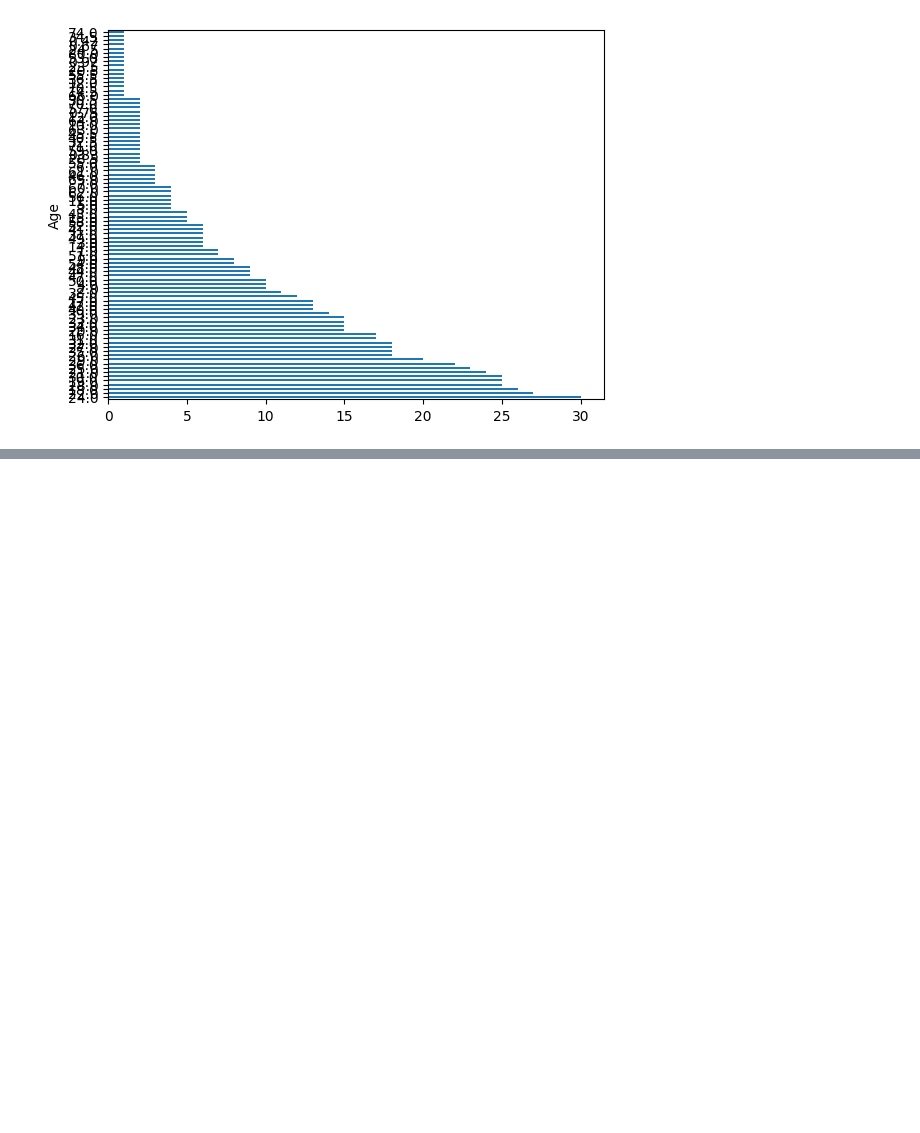
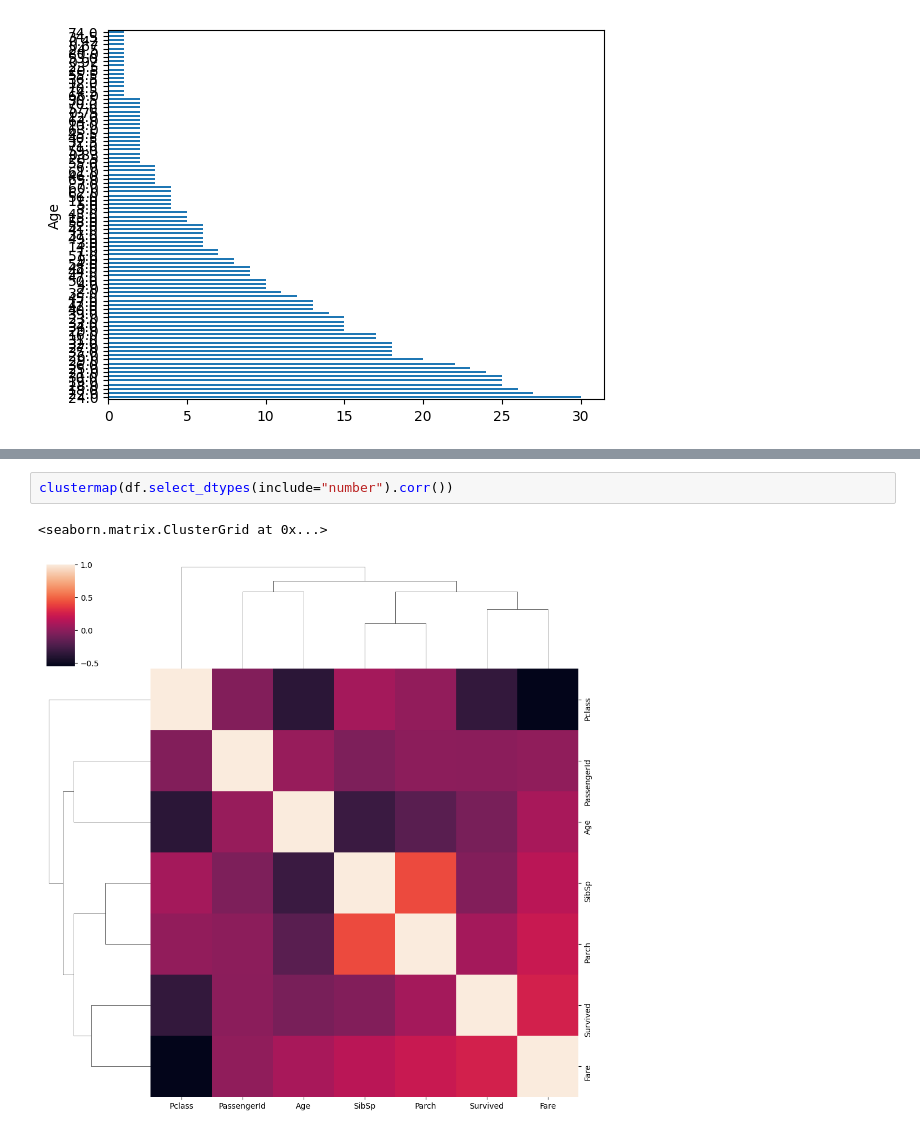
Before and after one commit to elifuregato/datascience-ue-elias-furegato, a Jupyter notebook: notebooks/wrap_up.ipynb, the cells around one changed output, grey strips where cells are left out. Cells and saved outputs as stored; diff of their text form; blank space fills up the shorter version.

```diff
--- a/notebooks/wrap_up.ipynb
+++ b/notebooks/wrap_up.ipynb
@@ -105,0 +113,5 @@ pairplot(df[['Age', "Pclass", "Fare", "Survived"]], hue="Survived")
+# %%
+clustermap(df.select_dtypes(include="number").corr())
+# %% [output]
+<seaborn.matrix.ClusterGrid at 0x...>
+[figure, added]
```
Also changed, not shown: parts of 4 cells of this notebook, 1 other file.
